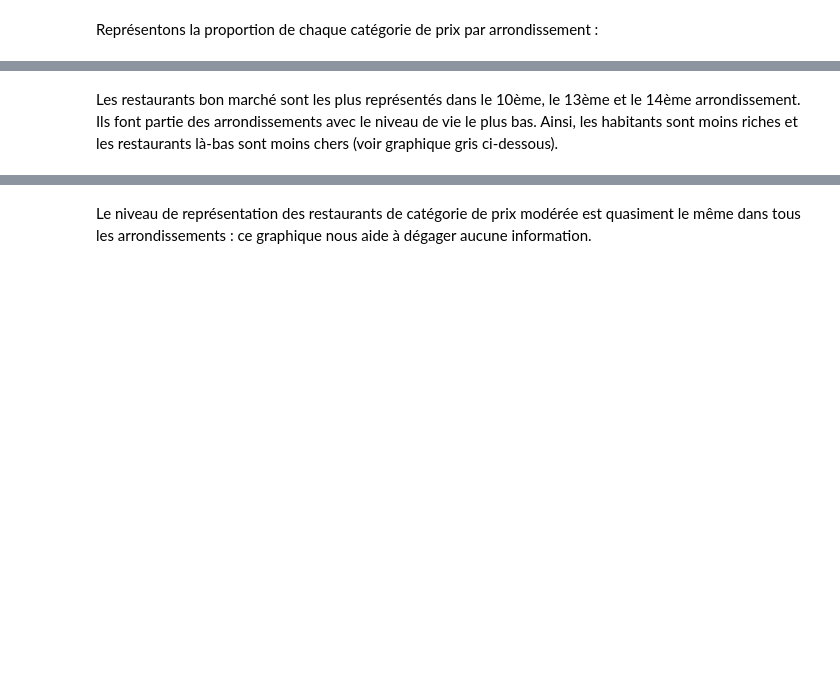
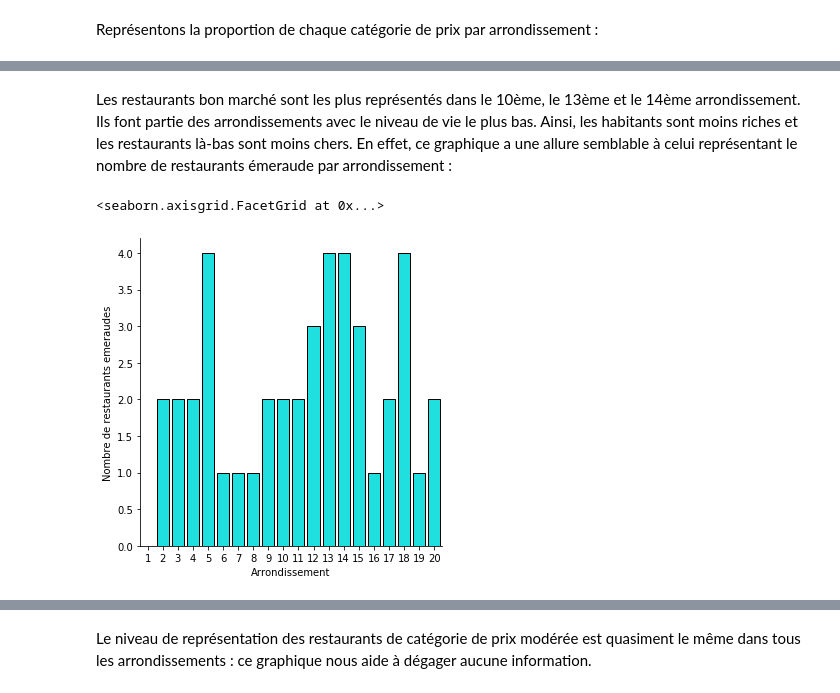
Before and after one commit to victor77420/Mod-lisation-prix-restaurants-parisiens, a Jupyter notebook: Untitled1.ipynb, the cells around one changed output, grey strips where cells are left out. Drawn from its saved outputs; the diff is of its cells as text; code cells hidden in the pictures; blank space fills up the shorter version.

```diff
--- a/Untitled1.ipynb
+++ b/Untitled1.ipynb
@@ -1350,2 +1360,8 @@ plt.bar(arrondissements_cheap,effectif_cheap/effectif_total_par_arr, color = "#A
 # %% [markdown]
-Les restaurants bon marché sont les plus représentés dans le 10ème, le 13ème et le 14ème arrondissement. Ils font partie des arrondissements avec le niveau de vie le plus bas. Ainsi, les habitants sont moins riches et les restaurants là-bas sont moins chers (voir graphique gris ci-dessous).
+Les restaurants bon marché sont les plus représentés dans le 10ème, le 13ème et le 14ème arrondissement. Ils font partie des arrondissements avec le niveau de vie le plus bas. Ainsi, les habitants sont moins riches et les restaurants là-bas sont moins chers. En effet, ce graphique a une allure semblable à celui représentant le nombre de restaurants émeraude par arrondissement :
+# %%
+df = parisiens.rename(columns = {'arr' : 'Arrondissement', 'nb_emeraudes' : 'Nombre de restaurants emeraudes'})
+sns.catplot(x='Arrondissement', y='Nombre de restaurants emeraudes', edgecolor="black", data=df, kind = "bar", color = "cyan")
+# %% [output]
+<seaborn.axisgrid.FacetGrid at 0x...>
+[figure, added]
```
Also changed, not shown: parts of 37 cells of this notebook.
